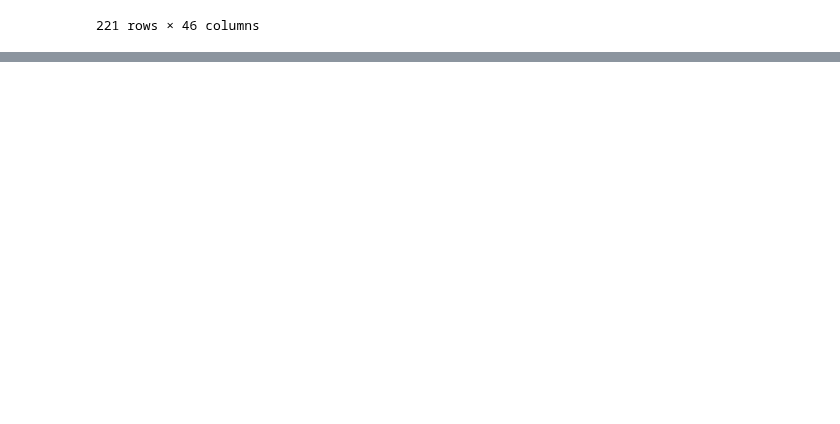
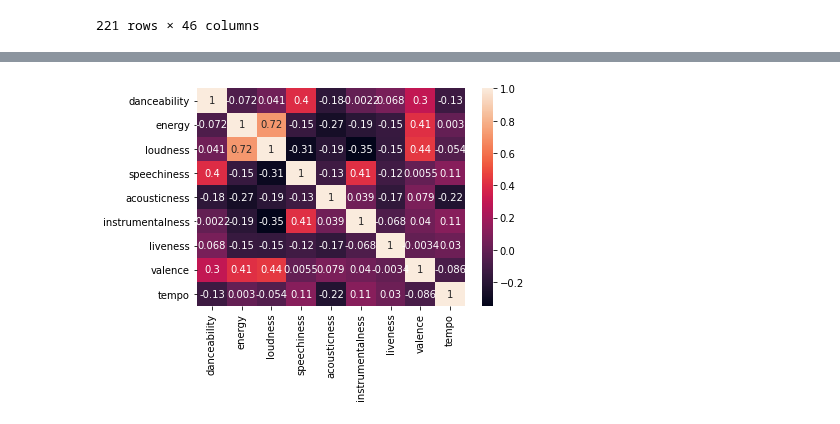
Before and after one commit to mblackstock/ds1-analytics, a Jupyter notebook: projects/spotify.ipynb, the cells around one changed output, grey strips where cells are left out. Cells and saved outputs as stored; diff of their text form; code cells hidden in the pictures; blank space fills up the shorter version.

```diff
--- a/projects/spotify.ipynb
+++ b/projects/spotify.ipynb
@@ -238,0 +296,5 @@ streams_by_song.plot(figsize=(20,10),kind='line')
+# %%
+info = response.text
+info
+features = json.loads(info)
+features['audio_features'][0]
@@ -238,0 +325,4 @@ streams_by_song.plot(figsize=(20,10),kind='line')
+# %%
+features_df = pd.DataFrame.from_dict(features['audio_features'])
+features_df.set_index('id', inplace=True)
+features_df.info()
@@ -238,0 +349,3 @@ streams_by_song.plot(figsize=(20,10),kind='line')
+# %%
+track_features = track_id.join(features_df)
+track_features
@@ -238,0 +379,6 @@ streams_by_song.plot(figsize=(20,10),kind='line')
+# %%
+col = ['danceability', 'energy', 'loudness',
+       'speechiness', 'acousticness', 'instrumentalness', 'liveness',
+       'valence', 'tempo']
+corrMatrix = track_features.loc[:,col].corr()
+corrMatrix
@@ -238,0 +396,8 @@ streams_by_song.plot(figsize=(20,10),kind='line')
+# %%
+import seaborn as sns #data visualization
+import matplotlib.pyplot as plt
+
+sns.heatmap(corrMatrix, annot=True)
+plt.show()
+# %% [output]
+[figure, added]
```
Also changed, not shown: parts of 19 cells of this notebook.
